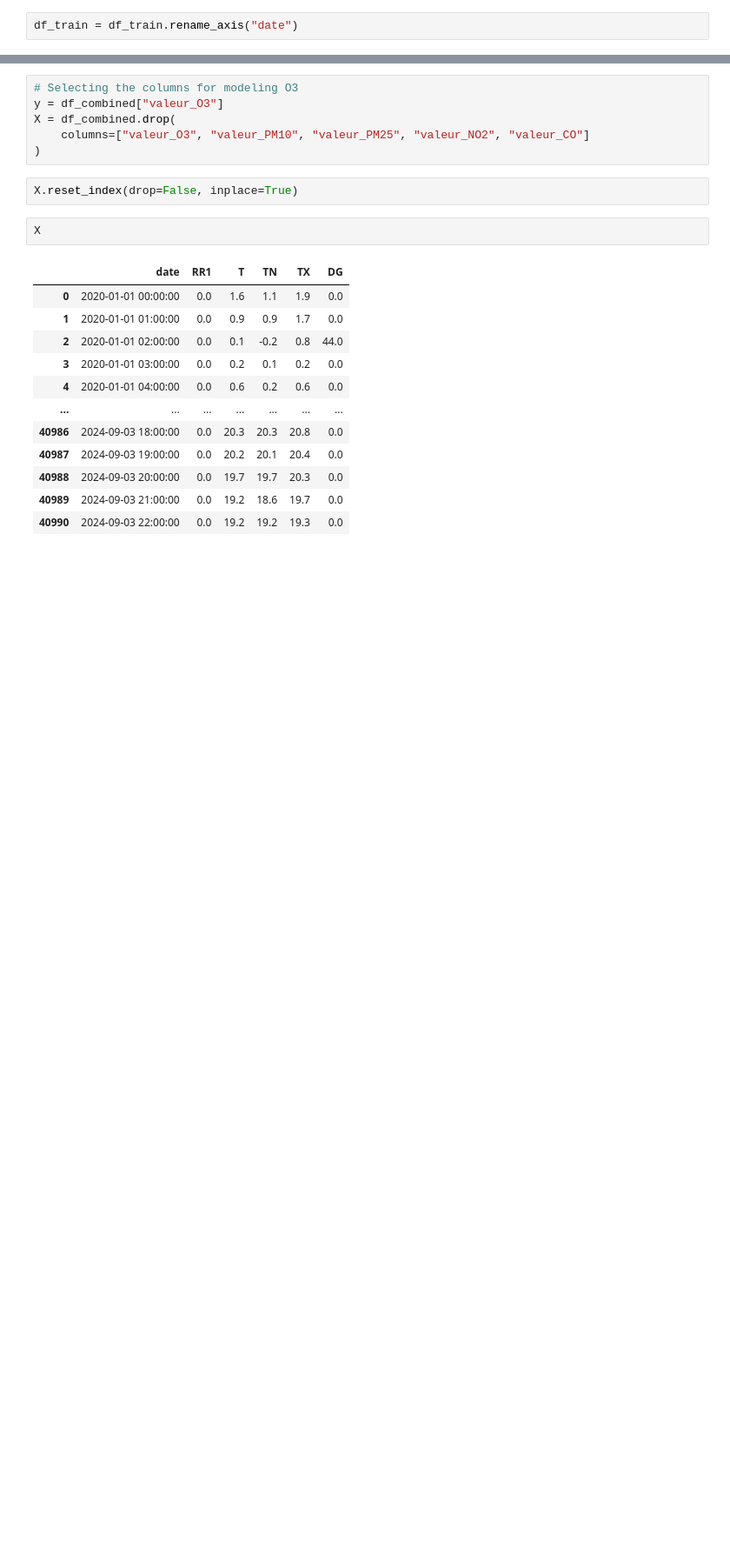
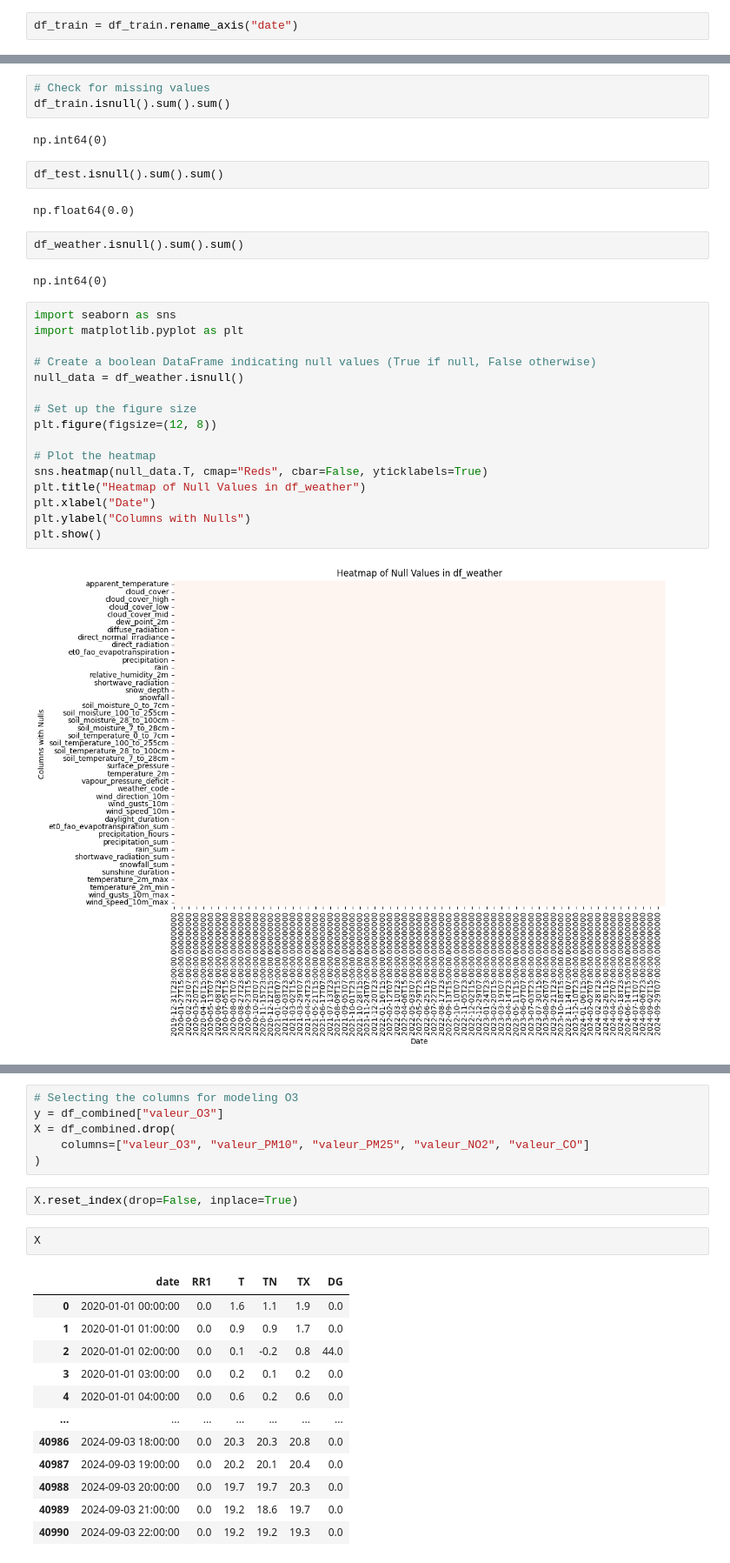
Before and after one commit to dorabijvoet/kaggle_air_quality_capgemini, a Jupyter notebook: notebooks/modeling.ipynb, the cells around one changed output, grey strips where cells are left out. Shown at 87% size. Saved outputs shown, nothing was run; the diff lists cells and outputs as text; blank space fills up the shorter version.

```diff
--- a/notebooks/modeling.ipynb
+++ b/notebooks/modeling.ipynb
@@ -32,0 +38,31 @@ df_train
+# %%
+# Check for missing values
+df_train.isnull().sum().sum()
+# %% [output]
+np.int64(0)
+# %%
+df_test.isnull().sum().sum()
+# %% [output]
+np.float64(0.0)
+# %%
+df_weather.isnull().sum().sum()
+# %% [output]
+np.int64(0)
+# %%
+import seaborn as sns
+import matplotlib.pyplot as plt
+
+# Create a boolean DataFrame indicating null values (True if null, False otherwise)
+null_data = df_weather.isnull()
+
+# Set up the figure size
+plt.figure(figsize=(12, 8))
+
+# Plot the heatmap
+sns.heatmap(null_data.T, cmap="Reds", cbar=False, yticklabels=True)
+plt.title("Heatmap of Null Values in df_weather")
+plt.xlabel("Date")
+plt.ylabel("Columns with Nulls")
+plt.show()
+# %% [output]
+[figure, added]
```
Also changed, not shown: parts of 25 cells of this notebook, 12 other files.
